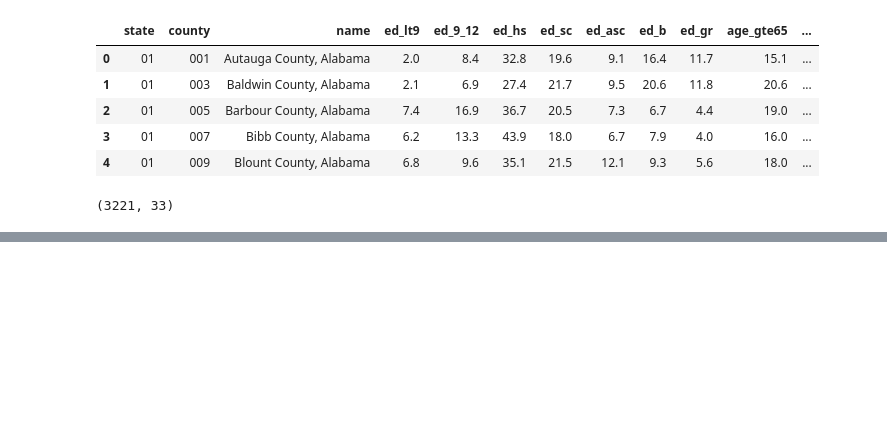
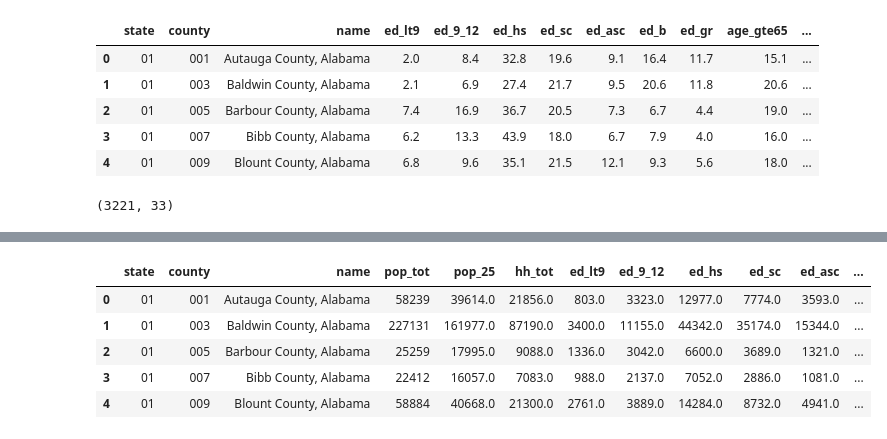
Before and after one commit to mfarme/eHealthEquity, a Jupyter notebook: Research/Data Source/ACS.ipynb, the cells around one changed output, grey strips where cells are left out. Saved outputs shown, nothing was run; the diff lists cells and outputs as text; code cells hidden in the pictures; blank space fills up the shorter version.

Commit message:
working through estimates, with margin of error, will replace percentage estimates with calculated percentage estimates with upper and lower CI

```diff
--- a/Research/Data Source/ACS.ipynb
+++ b/Research/Data Source/ACS.ipynb
@@ -89,0 +227,32 @@ df.drop(df[df['state'] == 72].index, inplace = True)
+# %%
+pop = [
+    'age_gte65','race_white', 'race_black', 'race_aian', 'race_asian',
+    'race_nhopi', 'race_other','occ_n_lab', 'occ_mgt', 'eth_hisp',
+    'occ_svc', 'occ_sales', 'occ_nat_res', 'occ_prod', 'hlth_unins',
+    'sex_male','sex_female'
+]
+
+edu_pop = [
+    'ed_lt9', 'ed_9_12', 'ed_hs', 'ed_sc', 'ed_asc', 'ed_b', 'ed_gr',
+]
+
+hh = [
+    'tp_veh_0','tp_veh_1', 'tp_veh_2', 'tp_veh_3', 'dg_bb_int'
+]
+# %%
+#calculate percentage of population using pop list and pop_tot
+for i in pop:
+    df_CI['pct_'+i] = df_CI[i]/df_CI['pop_tot']
+for i in edu_pop:
+    df_CI['pct_'+i] = df_CI[i]/df_CI['pop_25']
+for i in hh:
+    df_CI['pct_'+i] = df_CI[i]/df_CI['hh_tot']
+# %%
+df_CI.head()
+# %% [output]
+|  | state | county | name | pop_tot | pop_25 | hh_tot | ed_lt9 | ed_9_12 | ed_hs | ed_sc | ed_asc | ... |
+| 0 | 01 | 001 | Autauga County, Alabama | 58239 | 39614.0 | 21856.0 | 803.0 | 3323.0 | 12977.0 | 7774.0 | 3593.0 | ... |
+| 1 | 01 | 003 | Baldwin County, Alabama | 227131 | 161977.0 | 87190.0 | 3400.0 | 11155.0 | 44342.0 | 35174.0 | 15344.0 | ... |
+| 2 | 01 | 005 | Barbour County, Alabama | 25259 | 17995.0 | 9088.0 | 1336.0 | 3042.0 | 6600.0 | 3689.0 | 1321.0 | ... |
+| 3 | 01 | 007 | Bibb County, Alabama | 22412 | 16057.0 | 7083.0 | 988.0 | 2137.0 | 7052.0 | 2886.0 | 1081.0 | ... |
+| 4 | 01 | 009 | Blount County, Alabama | 58884 | 40668.0 | 21300.0 | 2761.0 | 3889.0 | 14284.0 | 8732.0 | 4941.0 | ... |
```
Also changed, not shown: parts of 5 cells of this notebook.
